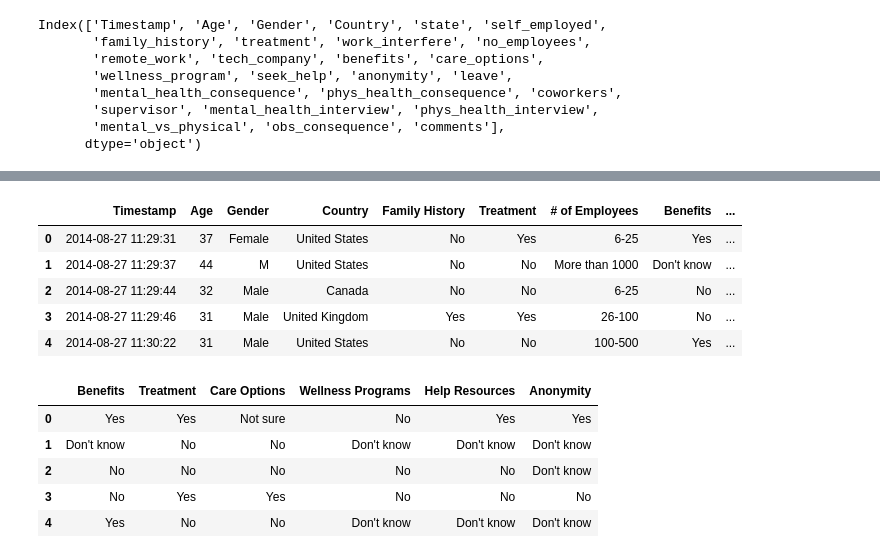
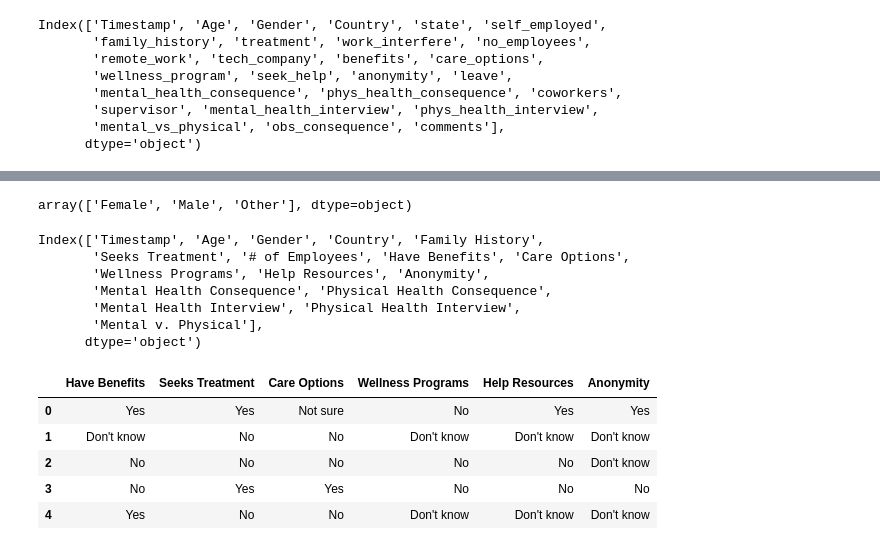
Before and after one commit to stephanieesamperio/Project3, a Jupyter notebook: mentalhealth.ipynb, the cells around one changed output, grey strips where cells are left out. Drawn from its saved outputs; the diff is of its cells as text; code cells hidden in the pictures.

```diff
--- a/mentalhealth.ipynb
+++ b/mentalhealth.ipynb
@@ -7,7 +8,7 @@ pd.set_option('max_colwidth', 400)
 # %%
 # read data into dataframe
 
-wp_mentalhealth_df = pd.read_csv('Project 3 - ETL/resources/survey.csv')
+wp_mentalhealth_df = pd.read_csv("Resources/survey.csv")
 
 wp_mentalhealth_df.head()
 # %% [output]
@@ -60,0 +78,4 @@ new_wp_mentalhealth_df = wp_mentalhealth_df.drop(['state', 'self_employed','cowo
+# %%
+new_wp_mentalhealth_df.loc[new_wp_mentalhealth_df['Age'] > 100, 'Age'] = 0
+new_wp_mentalhealth_df.loc[new_wp_mentalhealth_df['Age'] < 15, 'Age'] = 0
+#new_wp_mentalhealth_df.loc[new_wp_mentalhealth_df['Age'] == 0, 'Age'] = "N/A"
@@ -61,35 +101,52 @@ new_wp_mentalhealth_df = wp_mentalhealth_df.drop(['state', 'self_employed','cowo
+# %%
+#cleaning gender column
+othergender = ['Male-ish', 'Trans-female', 'Cis Female', 'something kinda male?',
+       'Cis Male', 'Male (CIS)', 'queer/she/they',
+       'non-binary', 'Nah', 'All', 'Enby',
+       'fluid', 'Genderqueer', 'Androgyne', 'Agender',
+       'cis-female/femme', 'Guy (-ish) ^_^', 'male leaning androgynous',
+        'Trans woman', 'Neuter', 'Female (trans)',
+       'queer', 'Female (cis)', 'cis male', 'A little about you',
+        'p', 'Cis Man',
+       'ostensibly male, unsure what that really means']
+for ch in othergender:
+        new_wp_mentalhealth_df.loc[new_wp_mentalhealth_df['Gender']==ch, 'Gender'] = 'Other'
+        new_wp_mentalhealth_df.loc[new_wp_mentalhealth_df['Gender'].str.contains('^F|^W',flags=re.IGNORECASE, regex=True), 'Gender'] = 'Female'
+        new_wp_mentalhealth_df.loc[new_wp_mentalhealth_df['Gender'].str.contains('^M',flags=re.IGNORECASE, regex=True), 'Gender'] = 'Male'
+# %%
+new_wp_mentalhealth_df['Gender'].unique()
+# %% [output]
+array(['Female', 'Male', 'Other'], dtype=object)
 # %%
-
 #renaming new csv columns
-
-new_wp_mentalhealth_df.rename(columns = {'family_history':'Family History', 'treatment':'Treatment', 'no_employees': '# of Employees',
-                           'benefits':'Benefits','care_options':'Care Options','wellness_program':'Wellness Programs',
+new_wp_mentalhealth_df.rename(columns = {'family_history':'Family History', 'treatment':'Seeks Treatment', 'no_employees': '# of Employees',
+                           'benefits':'Have Benefits','care_options':'Care Options','wellness_program':'Wellness Programs',
                            'seek_help':'Help Resources','anonymity':'Anonymity', 'mental_health_consequence':'Mental Health Consequence',
                            'phys_health_consequence':'Physical Health Consequence','mental_health_interview':'Mental Health Interview',
                            'phys_health_interview':'Physical Health Interview','mental_vs_physical':'Mental v. Physical'}, inplace = True)
-
 #saving into new csv
 
-new_wp_mentalhealth_df.to_csv('Project 3 - ETL/resources/workplace mental health.csv')
+new_wp_mentalhealth_df.to_csv('Resources/workplace mental health.csv')
 
-new_wp_mentalhealth_df.head()
+new_wp_mentalhealth_df.columns
 # %% [output]
-|  | Timestamp | Age | Gender | Country | Family History | Treatment | # of Employees | Benefits | ... |
-| 0 | 2014-08-27 11:29:31 | 37 | Female | United States | No | Yes | 6-25 | Yes | ... |
-| 1 | 2014-08-27 11:29:37 | 44 | M | United States | No | No | More than 1000 | Don't know | ... |
-| 2 | 2014-08-27 11:29:44 | 32 | Male | Canada | No | No | 6-25 | No | ... |
-| 3 | 2014-08-27 11:29:46 | 31 | Male | United Kingdom | Yes | Yes | 26-100 | No | ... |
-| 4 | 2014-08-27 11:30:22 | 31 | Male | United States | No | No | 100-500 | Yes | ... |
+Index(['Timestamp', 'Age', 'Gender', 'Country', 'Family History',
+       'Seeks Treatment', '# of Employees', 'Have Benefits', 'Care Options',
+       'Wellness Programs', 'Help Resources', 'Anonymity',
+       'Mental Health Consequence', 'Physical Health Consequence',
+       'Mental Health Interview', 'Physical Health Interview',
+       'Mental v. Physical'],
+      dtype='object')
 # %%
 #creating new csv for stephanie's research question
 
-mental_health_assistance_df = new_wp_mentalhealth_df[['Benefits','Treatment', 'Care Options', 'Wellness Programs', 'Help Resources', 'Anonymity']]
+mental_health_assistance_df = new_wp_mentalhealth_df[['Have Benefits','Seeks Treatment', 'Care Options', 'Wellness Programs', 'Help Resources', 'Anonymity']]
 
-mental_health_assistance_df.to_csv('Project 3 - ETL/resources/workplace assistance.csv')
+mental_health_assistance_df.to_csv('Resources/workplace assistance.csv')
 
 mental_health_assistance_df.head()
 # %% [output]
-|  | Benefits | Treatment | Care Options | Wellness Programs | Help Resources | Anonymity |
+|  | Have Benefits | Seeks Treatment | Care Options | Wellness Programs | Help Resources | Anonymity |
 | 0 | Yes | Yes | Not sure | No | Yes | Yes |
 | 1 | Don't know | No | No | Don't know | Don't know | Don't know |
 | 2 | No | No | No | No | No | Don't know |
```
Also changed, not shown: parts of 19 cells of this notebook, 5 other files.
